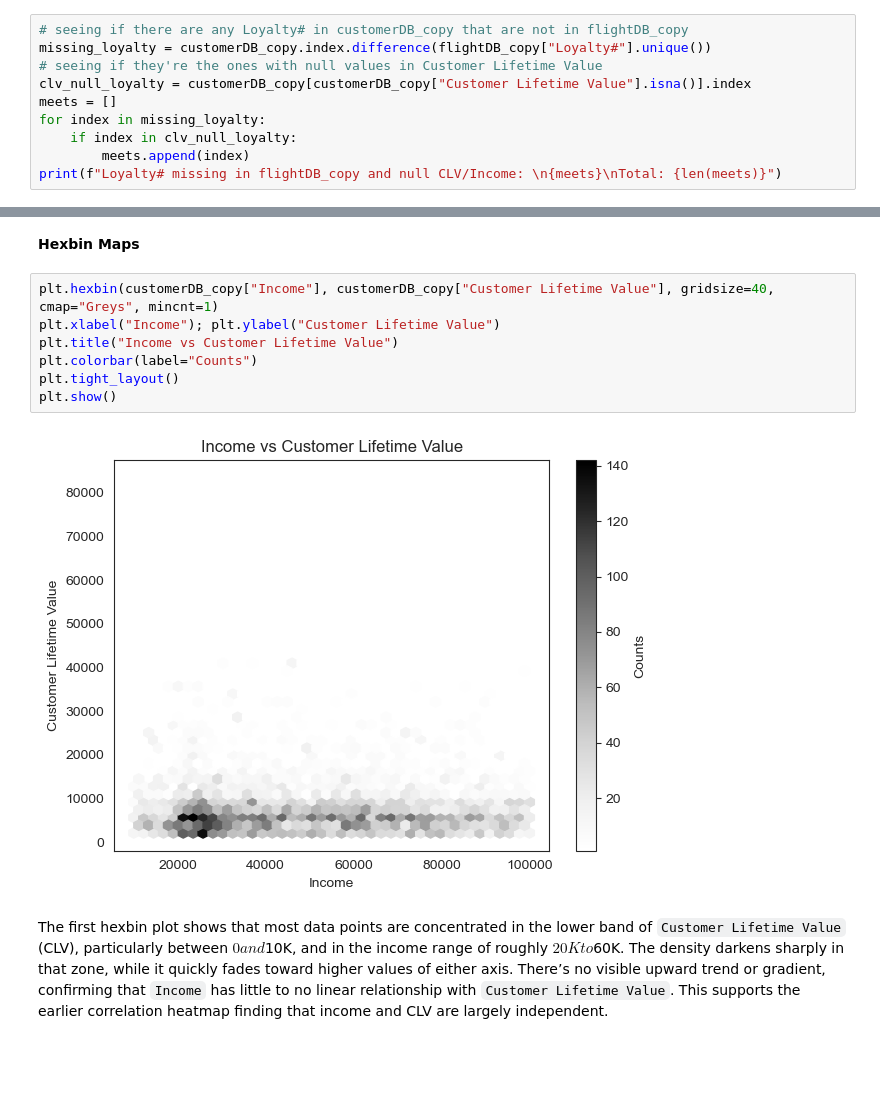
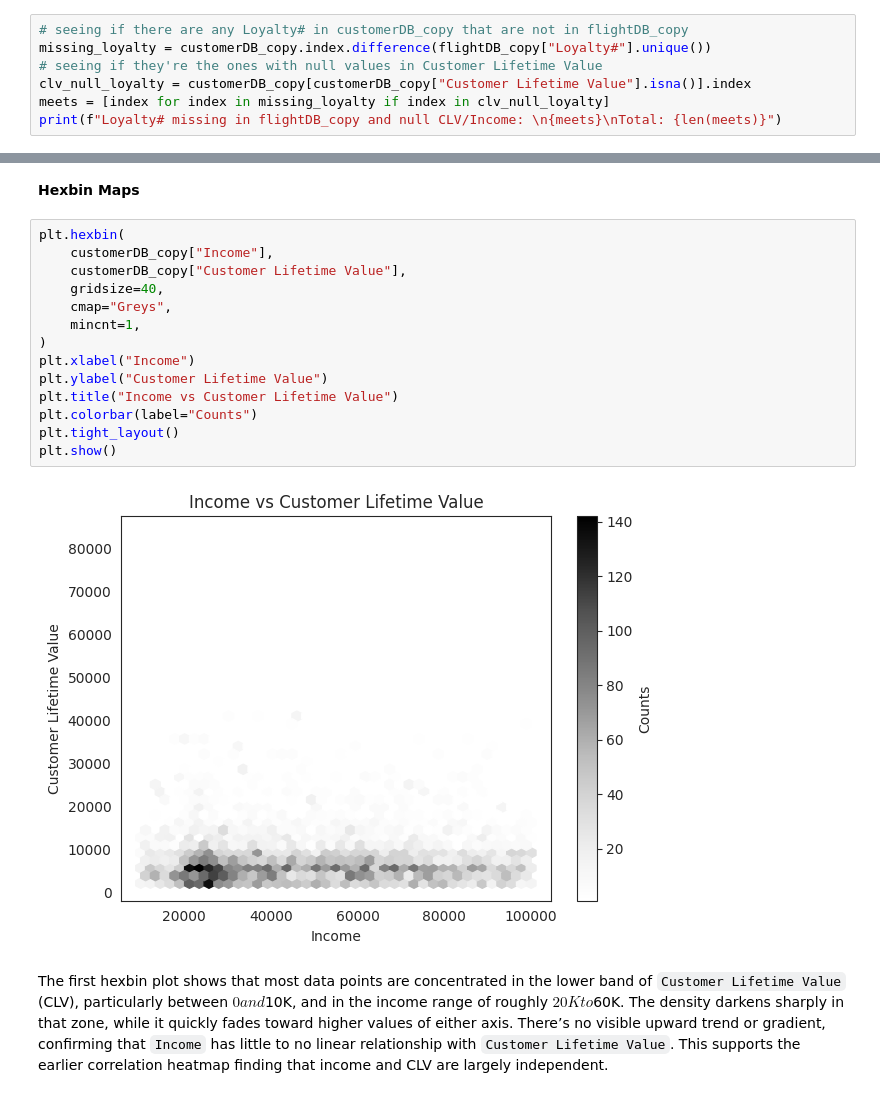
Before and after one commit to lCarvas/data-mining, a Jupyter notebook: src/Group94_EDA_Code.ipynb, the cells around one changed output, grey strips where cells are left out. Drawn from its saved outputs; the diff is of its cells as text; blank space fills up the shorter version.

```diff
--- a/src/Group94_EDA_Code.ipynb
+++ b/src/Group94_EDA_Code.ipynb
@@ -383,10 +380,7 @@ Also, we can see that each one of these customers have the same `EnrollmentDateO
 missing_loyalty = customerDB_copy.index.difference(flightDB_copy["Loyalty#"].unique())
 # seeing if they're the ones with null values in Customer Lifetime Value
 clv_null_loyalty = customerDB_copy[customerDB_copy["Customer Lifetime Value"].isna()].index
-meets = []
-for index in missing_loyalty:
-    if index in clv_null_loyalty:
-        meets.append(index)
+meets = [index for index in missing_loyalty if index in clv_null_loyalty]
 print(f"Loyalty# missing in flightDB_copy and null CLV/Income: \n{meets}\nTotal: {len(meets)}")
 # %% [output]
 Loyalty# missing in flightDB_copy and null CLV/Income:
@@ -947,14 +928,21 @@ memory usage: 36.8 MB
 # %% [markdown]
 **Hexbin Maps**
 # %%
-plt.hexbin(customerDB_copy["Income"], customerDB_copy["Customer Lifetime Value"], gridsize=40, cmap="Greys", mincnt=1)
-plt.xlabel("Income"); plt.ylabel("Customer Lifetime Value")
+plt.hexbin(
+    customerDB_copy["Income"],
+    customerDB_copy["Customer Lifetime Value"],
+    gridsize=40,
+    cmap="Greys",
+    mincnt=1,
+)
+plt.xlabel("Income")
+plt.ylabel("Customer Lifetime Value")
 plt.title("Income vs Customer Lifetime Value")
 plt.colorbar(label="Counts")
 plt.tight_layout()
 plt.show()
 # %% [output]
-[figure, old version]
+[figure, new version]
 # %% [markdown]
 The first hexbin plot shows that most data points are concentrated in the lower band of `Customer Lifetime Value` (CLV), particularly between $0 and $10K, and in the income range of roughly $20K to $60K. The density darkens sharply in that zone, while it quickly fades toward higher values of either axis. There’s no visible upward trend or gradient, confirming that `Income` has little to no linear relationship with `Customer Lifetime Value`. This supports the earlier correlation heatmap finding that income and CLV are largely independent.
 # %%
```
Also changed, not shown: parts of 25 cells of this notebook.
